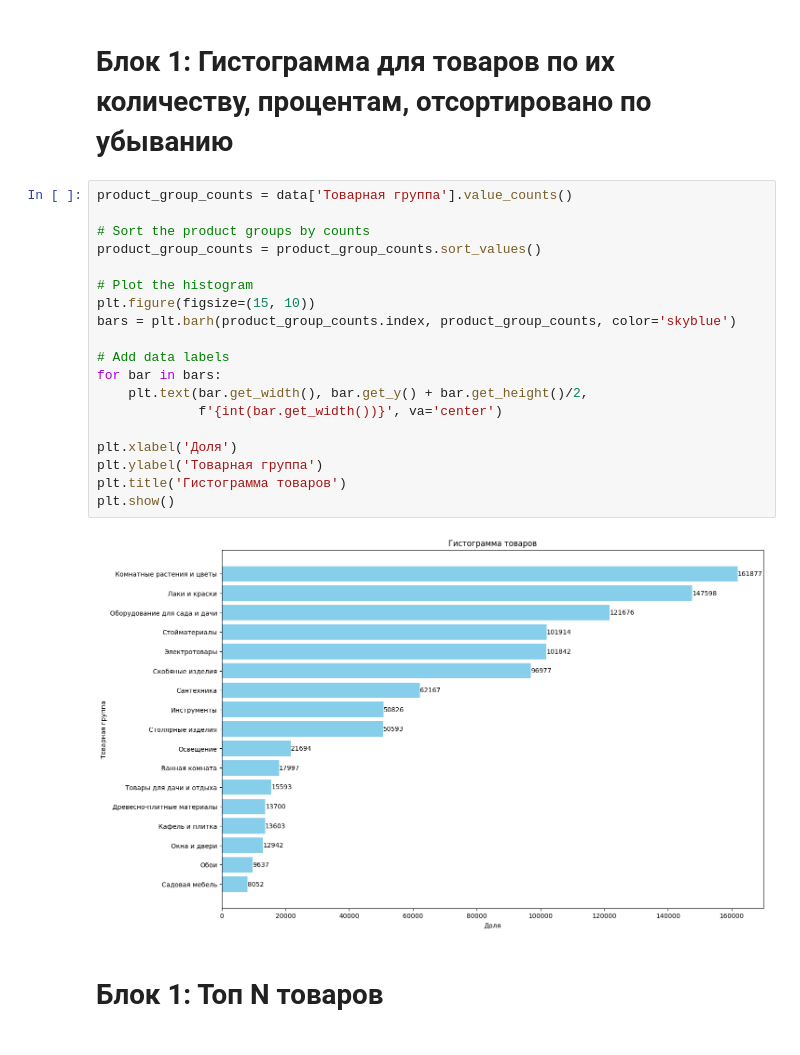
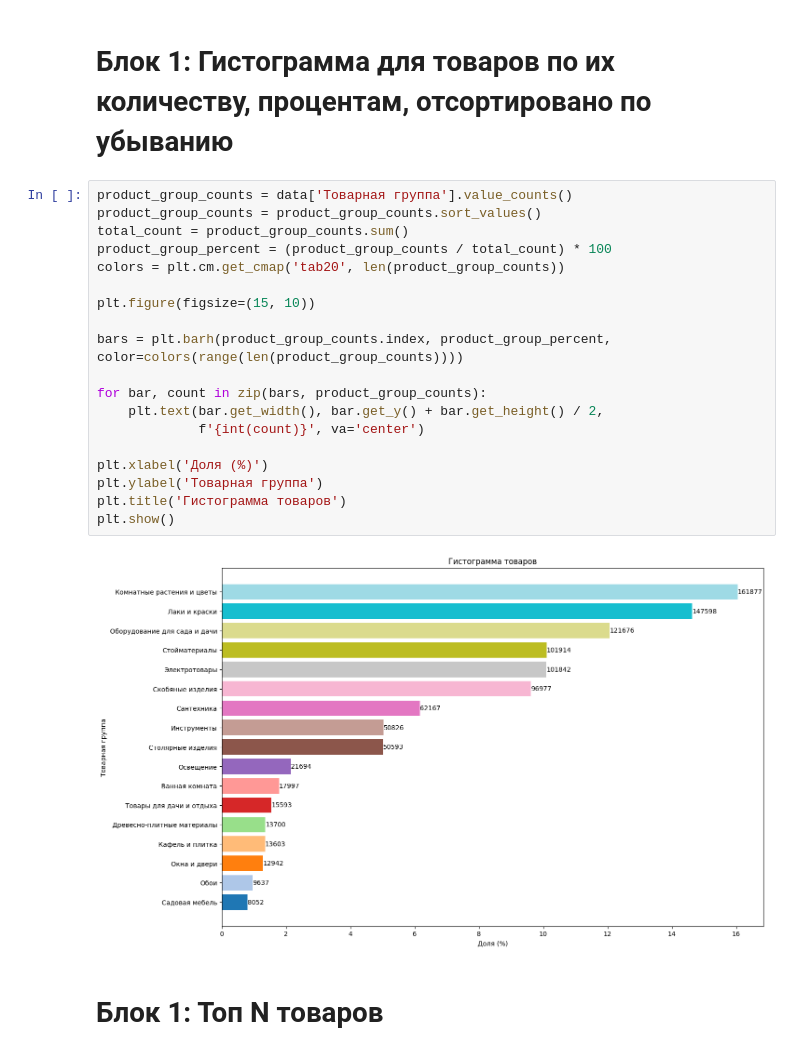
Before and after one commit to Sckolver/-Loginom-Python, a Jupyter notebook: practice1.ipynb, the cells around one changed output. Cells and saved outputs as stored; diff of their text form.

```diff
--- a/practice1.ipynb
+++ b/practice1.ipynb
@@ -54,25 +60,25 @@ print(f"Минимум: {data['Дата продажи'].min()}\nМаксиму
 # Блок 1: Гистограмма для товаров по их количеству, процентам, отсортировано по убыванию
 # %%
 product_group_counts = data['Товарная группа'].value_counts()
+product_group_counts = product_group_counts.sort_values()
+total_count = product_group_counts.sum()
+product_group_percent = (product_group_counts / total_count) * 100
+colors = plt.cm.get_cmap('tab20', len(product_group_counts))
 
-# Sort the product groups by counts
-product_group_counts = product_group_counts.sort_values()
+plt.figure(figsize=(15, 10))
 
-# Plot the histogram
-plt.figure(figsize=(15, 10))
-bars = plt.barh(product_group_counts.index, product_group_counts, color='skyblue')
+bars = plt.barh(product_group_counts.index, product_group_percent, color=colors(range(len(product_group_counts))))
 
-# Add data labels
-for bar in bars:
-    plt.text(bar.get_width(), bar.get_y() + bar.get_height()/2,
-             f'{int(bar.get_width())}', va='center')
+for bar, count in zip(bars, product_group_counts):
+    plt.text(bar.get_width(), bar.get_y() + bar.get_height() / 2,
+             f'{int(count)}', va='center')
 
-plt.xlabel('Доля')
+plt.xlabel('Доля (%)')
 plt.ylabel('Товарная группа')
 plt.title('Гистограмма товаров')
 plt.show()
 # %% [output]
-[figure, old version]
+[figure, new version]
 # %% [markdown]
 # Блок 1: Топ N товаров
 # %%
```
Also changed, not shown: parts of 3 cells of this notebook.
